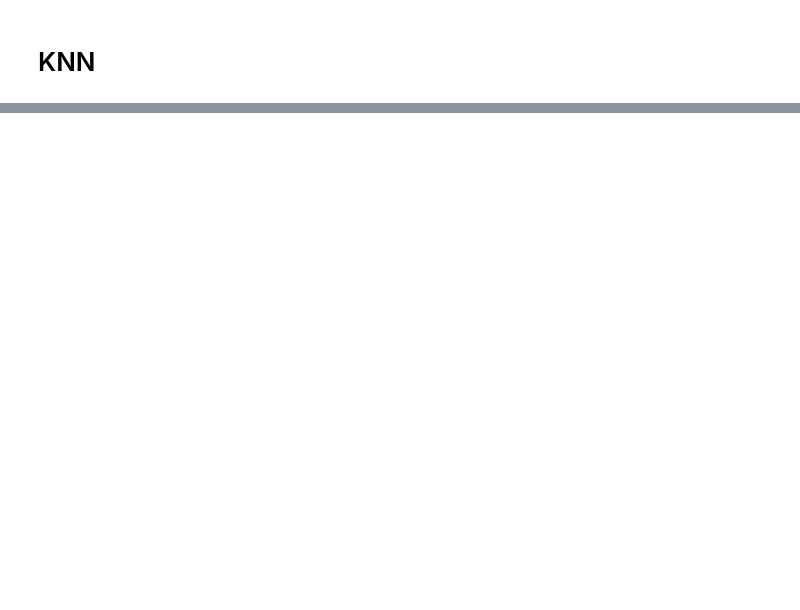
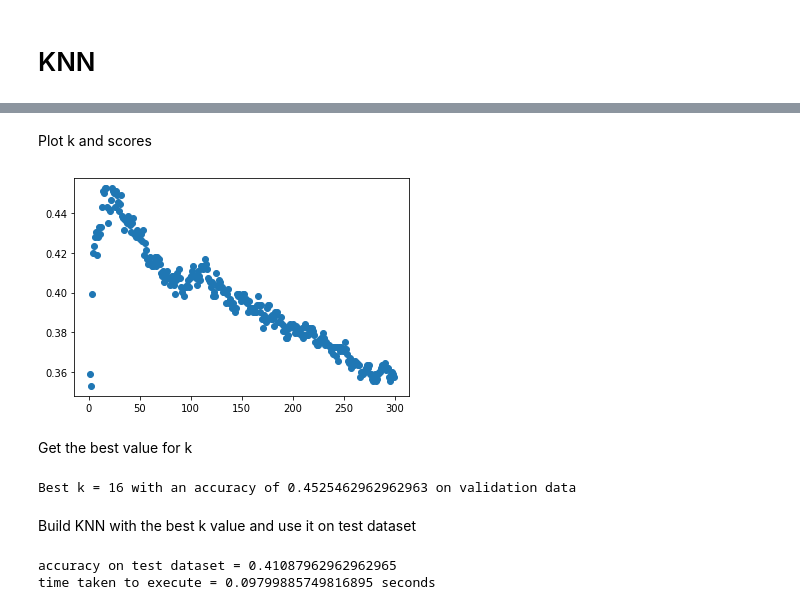
Before and after one commit to GiantSweetroll/uow-foundations-ai, a Jupyter notebook: Lab/assignment1/main.ipynb, the cells around one changed output, grey strips where cells are left out. Drawn from its saved outputs; the diff is of its cells as text; code cells hidden in the pictures; blank space fills up the shorter version.

```diff
--- a/Lab/assignment1/main.ipynb
+++ b/Lab/assignment1/main.ipynb
@@ -24,2 +57,19 @@ TULIP = load_images_from_folder('./flowers/tulip/')
+# %%
+seed = 321
+x_train_val, x_test, y_train_val, y_test = train_test_split(x_hist, y_label, test_size=0.2, random_state=seed, shuffle=True, stratify=y_label)
+x_train, x_val, y_train, y_val = train_test_split(x_train_val, y_train_val, test_size=0.25, random_state=seed, shuffle=True, stratify=y_train_val)
+# %%
+x_train = np.array(x_train, dtype=object)
+x_val = np.array(x_val, dtype=object)
+x_test = np.array(x_test, dtype=object)
+# %%
+nsamples, nx, ny, _ = x_train.shape
+x_train_reshaped = x_train.reshape((nsamples, nx*ny))
+
+nsamples, nx, ny, _ = x_val.shape
+x_val_reshaped = x_val.reshape((nsamples, nx*ny))
+
+nsamples, nx, ny, _ = x_test.shape
+x_test_reshaped = x_test.reshape((nsamples, nx*ny))
 # %% [markdown]
 # KNN
@@ -27,0 +83,37 @@ TULIP = load_images_from_folder('./flowers/tulip/')
+# %%
+list_k = [x for x in range(1, 300)]
+scores = []
+for k in list_k:
+    # print('k =', k)
+    neigh = KNeighborsClassifier(n_neighbors=k)
+    neigh.fit(x_train_reshaped, y_train)
+    scores.append(neigh.score(x_val_reshaped, y_val))
+# %% [markdown]
+Plot k and scores
+# %%
+plt.scatter(list_k, scores)
+plt.show()
+# %% [output]
+[figure, added]
+# %% [markdown]
+Get the best value for k
+# %%
+index = scores.index(max(scores))
+best_k = list_k[index]
+print("Best k =", best_k, 'with an accuracy of', scores[index], 'on validation data')
+# %% [output]
+Best k = 16 with an accuracy of 0.4525462962962963 on validation data
+# %% [markdown]
+Build KNN with the best k value and use it on test dataset
+# %%
+neigh = KNeighborsClassifier(n_neighbors=best_k)
+neigh.fit(x_train_reshaped, y_train)
+start_time = time.time()
+score = neigh.score(x_test_reshaped, y_test)
+duration = time.time() - start_time
+
+print("accuracy on test dataset =", score)
+print("time taken to execute =", duration, 'seconds')
+# %% [output]
+accuracy on test dataset = 0.41087962962962965
+time taken to execute = 0.09799885749816895 seconds
```
Also changed, not shown: parts of 16 cells of this notebook, 4 other files.
